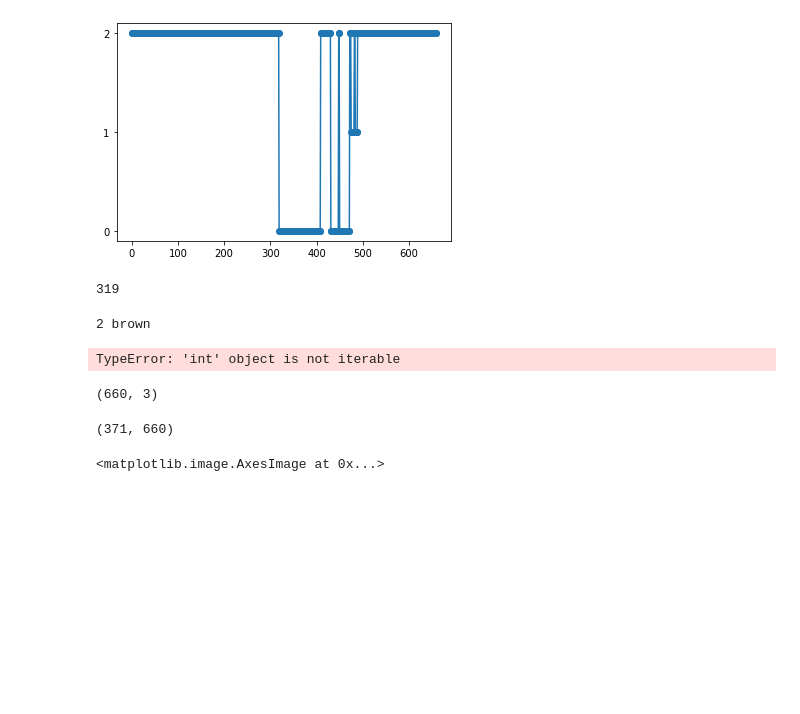
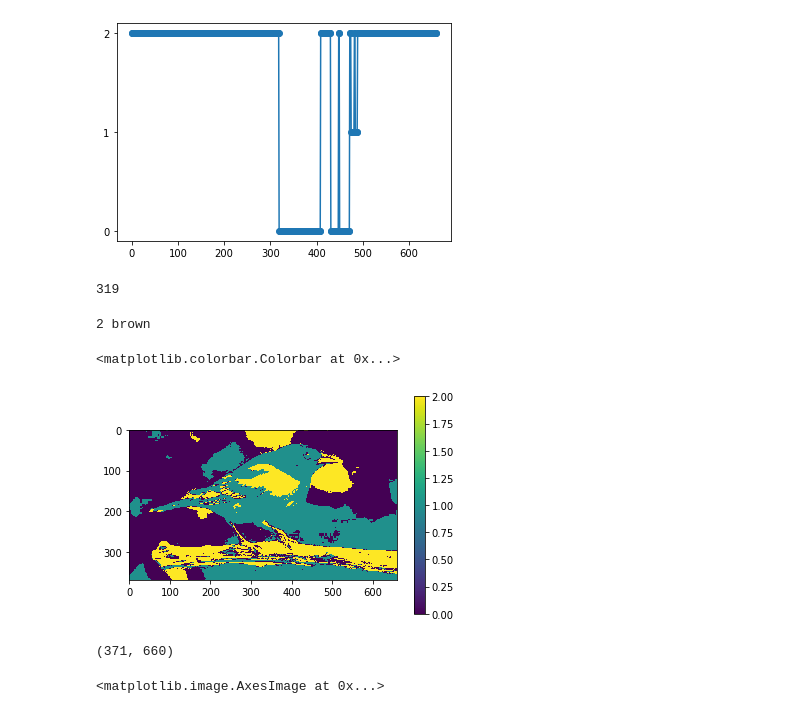
Before and after one commit to bblais/AI-and-Robotics-Fall-2019-Class-Notebooks, a Jupyter notebook: 2019-11-04 Image Examples.ipynb, the cells around one changed output. Drawn from its saved outputs; the diff is of its cells as text; code cells hidden in the pictures; blank space fills up the shorter version.

Commit message:
image colors

```diff
--- a/2019-11-04 Image Examples.ipynb
+++ b/2019-11-04 Image Examples.ipynb
@@ -65,19 +65,19 @@ def closest_color_as_number(r,g,b,*args):
     return min_color
 
 def closest_color_image(arr,*args):
-    arr=arr.copy()
+    arr2=ones(arr.shape[:2])
     R,G,B=arr[:,:,0],arr[:,:,1],arr[:,:,2]
-    L=len(arr.ravel())
+    L=len(arr[:,:,0].ravel())
     R=R.ravel()
     B=B.ravel()
     G=G.ravel()
 
-    for i in L:
+    for i in range(L):
         r,g,b=R[i],G[i],B[i]
         c=closest_color_as_number(r,g,b,*args)
-        arr.ravel()[i]=c
+        arr2.ravel()[i]=c
 
-    return arr
+    return arr2
 # %%
 colors={0:'black',1:'white',2:'brown'}
 num=closest_color_as_number(30,150,60,
@@ -88,16 +88,16 @@ print(num,colors[num])
 # %% [output]
 2 brown
 # %%
-closest_color_image(arr[75:76,:,:],
+arr2=closest_color_image(arr,
                    [50,100,150],
                    [20,20,20],
                    [150,200,175])
-# %% [output]
-TypeError: 'int' object is not iterable
-# %%
-arr[75,:,:].shape
-# %% [output]
-(660, 3)
+# %%
+imshow(arr2)
+colorbar()
+# %% [output]
+<matplotlib.colorbar.Colorbar at 0x...>
+[figure, added]
 # %%
 nrows,ncols=arr.shape[0],arr.shape[1]
 # %%
```
Also changed, not shown: 1 other file.
